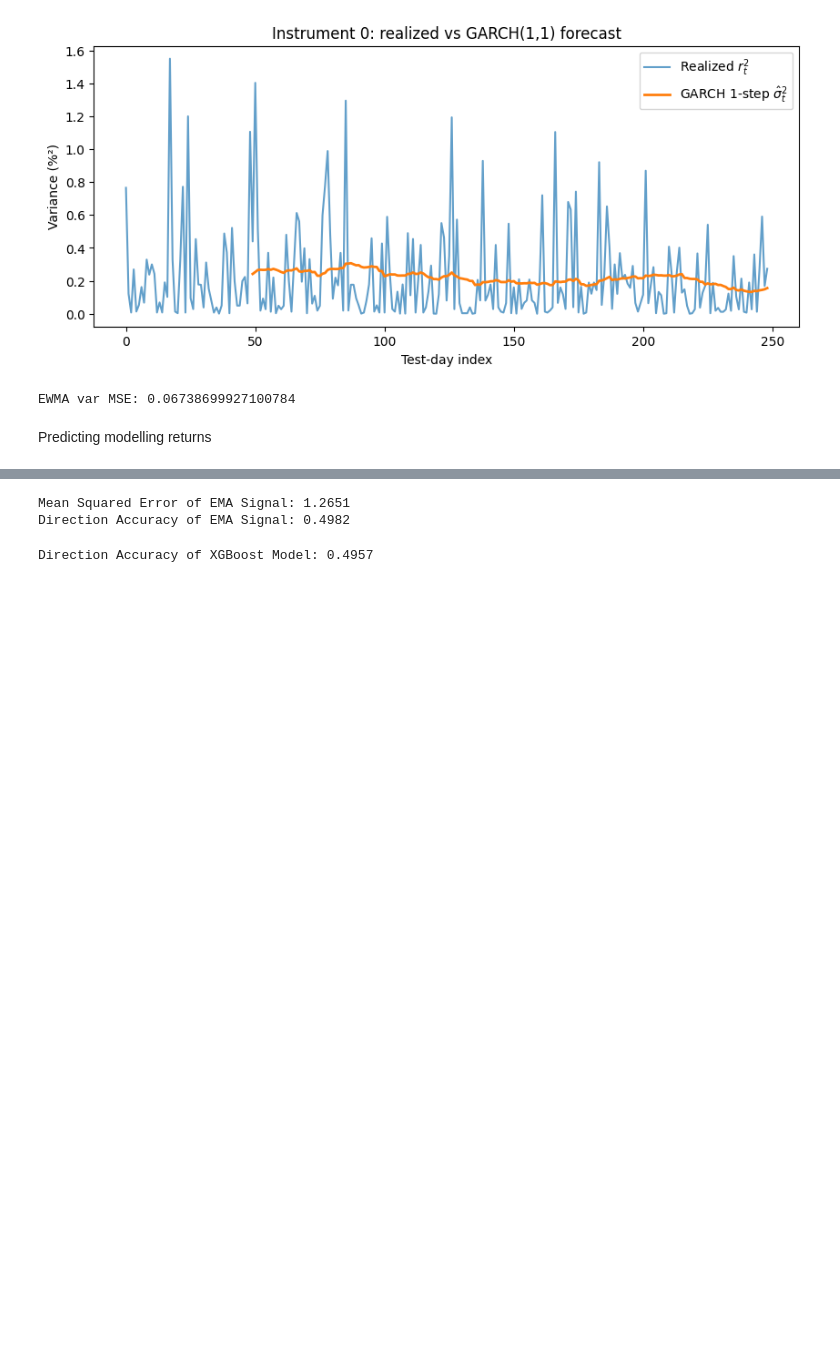
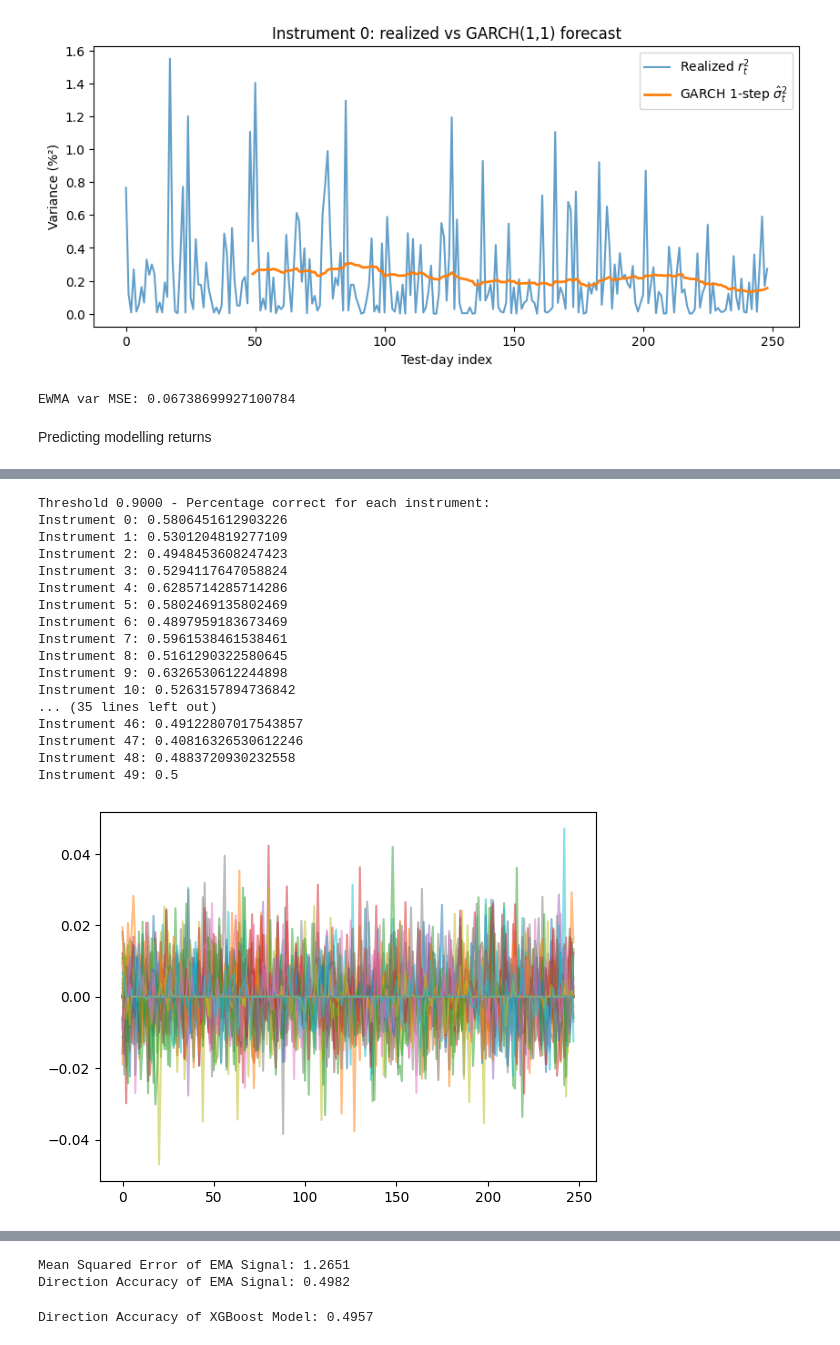
Before and after one commit to AlanPythonProgramming/SIG-Algothon-2025, a Jupyter notebook: alan/modelling.ipynb, the cells around one changed output, grey strips where cells are left out. Drawn from its saved outputs; the diff is of its cells as text; code cells hidden in the pictures; blank space fills up the shorter version.

```diff
--- a/alan/modelling.ipynb
+++ b/alan/modelling.ipynb
@@ -210,0 +597,64 @@ test = pd.concat(test).dropna().reset_index(drop=True)
+# %%
+thresholds = np.linspace(0.5, 0.95, 20)
+X = test.iloc[:-1]
+y = test.shift(-1).dropna()
+
+for threshold in [0.9]:
+    rets = []
+    corrects = []
+
+    for day in range(X.shape[0]):
+        X_train = X[:day+1]
+        ret = []
+        correct = []
+        for inst in range(nInst):
+            X_train_inst = compute_features(X_train, inst, ema_ranges)
+            # Get the last row as a DataFrame with correct feature columns
+            last_feat = X_train_inst.iloc[[-1]]
+            prob = class_models[inst].predict_proba(last_feat)[0]
+            if prob[0] > threshold:
+                ret.append(-y.iloc[day, inst])
+                correct.append(1 if y.iloc[day, inst] <= 0 else -1)
+            elif prob[1] > threshold:
+                ret.append(y.iloc[day, inst])
+                correct.append(1 if y.iloc[day, inst] > 0 else -1)
+            else:
+                ret.append(0)
+                correct.append(0)
+
+        rets.append(ret)
+        corrects.append(correct)
+
+    percentage_correct = []
+    for inst in range(nInst):
+        corrects_inst = np.array(corrects)[:, inst]
+        percentage_correct.append(np.sum(corrects_inst == 1) / np.count_nonzero(corrects_inst != 0))
+
+    print(f"Threshold {threshold:.4f} - Percentage correct for each instrument:")
+    for inst, perc in enumerate(percentage_correct):
+        print(f"Instrument {inst}: {perc}")
+
+    for inst in range(nInst):
+        rets_inst = np.array(rets)[:, inst]
+        plt.plot(rets_inst, label=f'Instrument {inst}', alpha=0.5)
+
+    plt.show()
+# %% [output]
+Threshold 0.9000 - Percentage correct for each instrument:
+Instrument 0: 0.5806451612903226
+Instrument 1: 0.5301204819277109
+Instrument 2: 0.4948453608247423
+Instrument 3: 0.5294117647058824
+Instrument 4: 0.6285714285714286
+Instrument 5: 0.5802469135802469
+Instrument 6: 0.4897959183673469
+Instrument 7: 0.5961538461538461
+Instrument 8: 0.5161290322580645
+Instrument 9: 0.6326530612244898
+Instrument 10: 0.5263157894736842
+... (35 lines left out)
+Instrument 46: 0.49122807017543857
+Instrument 47: 0.40816326530612246
+Instrument 48: 0.4883720930232558
+Instrument 49: 0.5
+[figure, added]
```
Also changed, not shown: parts of 14 cells of this notebook, 6 other files.
